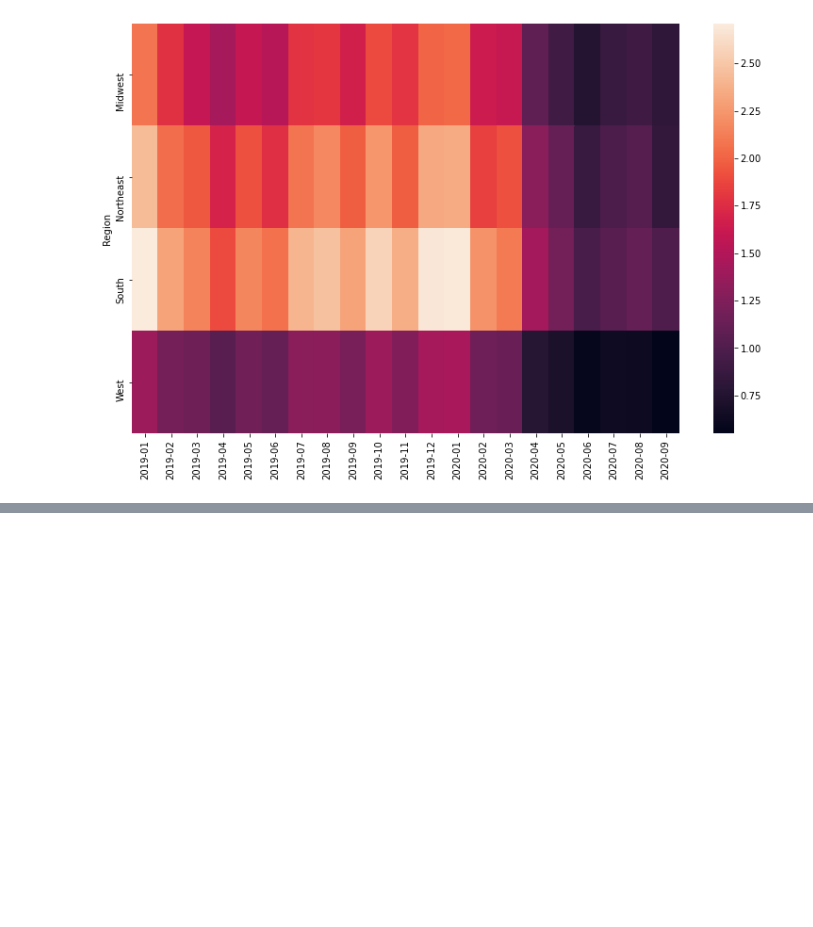
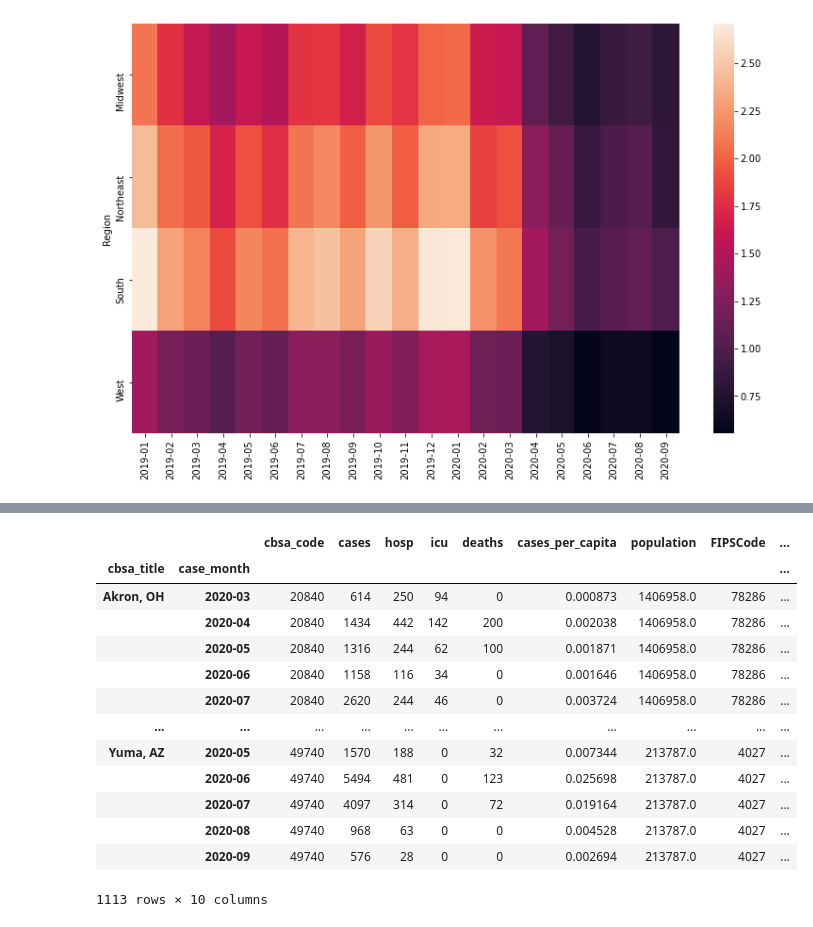
Before and after one commit to jamilao/housing-and-covid19, a Jupyter notebook: notebooks/MortgageDataProcessing.ipynb, the cells around one changed output, grey strips where cells are left out. Saved outputs shown, nothing was run; the diff lists cells and outputs as text; code cells hidden in the pictures; blank space fills up the shorter version.

```diff
--- a/notebooks/MortgageDataProcessing.ipynb
+++ b/notebooks/MortgageDataProcessing.ipynb
@@ -151,3 +152,6 @@ sns.heatmap(new_df_region.iloc[:,1:23])
 # %% [output]
 <AxesSubplot:ylabel='Region'>
 [figure]
+# %%
+monthly_covid = pd.read_csv(processed_covid_file)
+monthly_covid.head()
@@ -153,0 +165,3 @@ sns.heatmap(new_df_region.iloc[:,1:23])
+# %%
+mortgage_df_melted = mortgage_df_melted.rename(columns={'cbsaname': 'cbsa_title', 'variable': 'case_month', 'value': 'delinq_rate'})
+mortgage_df_melted.head()
@@ -153,0 +195,18 @@ sns.heatmap(new_df_region.iloc[:,1:23])
+# %%
+MSA_mortgage_case_count = MSA_mortgage_case_count.groupby(['cbsa_title', 'case_month']).sum()
+MSA_mortgage_case_count
+# %% [output]
+|  |  | cbsa_code | cases | hosp | icu | deaths | cases_per_capita | population | FIPSCode | ... |
+| cbsa_title | case_month |  |  |  |  |  |  |  |  | ... |
+| Akron, OH | 2020-03 | 20840 | 614 | 250 | 94 | 0 | 0.000873 | 1406958.0 | 78286 | ... |
+|  | 2020-04 | 20840 | 1434 | 442 | 142 | 200 | 0.002038 | 1406958.0 | 78286 | ... |
+|  | 2020-05 | 20840 | 1316 | 244 | 62 | 100 | 0.001871 | 1406958.0 | 78286 | ... |
+|  | 2020-06 | 20840 | 1158 | 116 | 34 | 0 | 0.001646 | 1406958.0 | 78286 | ... |
+|  | 2020-07 | 20840 | 2620 | 244 | 46 | 0 | 0.003724 | 1406958.0 | 78286 | ... |
+| ... | ... | ... | ... | ... | ... | ... | ... | ... | ... | ... |
+| Yuma, AZ | 2020-05 | 49740 | 1570 | 188 | 0 | 32 | 0.007344 | 213787.0 | 4027 | ... |
+|  | 2020-06 | 49740 | 5494 | 481 | 0 | 123 | 0.025698 | 213787.0 | 4027 | ... |
+|  | 2020-07 | 49740 | 4097 | 314 | 0 | 72 | 0.019164 | 213787.0 | 4027 | ... |
+|  | 2020-08 | 49740 | 968 | 63 | 0 | 0 | 0.004528 | 213787.0 | 4027 | ... |
+|  | 2020-09 | 49740 | 576 | 28 | 0 | 0 | 0.002694 | 213787.0 | 4027 | ... |
+1113 rows × 10 columns
```
Also changed, not shown: parts of 24 cells of this notebook.
